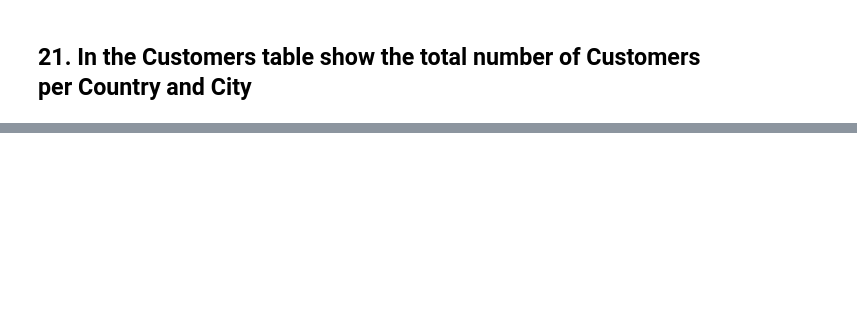
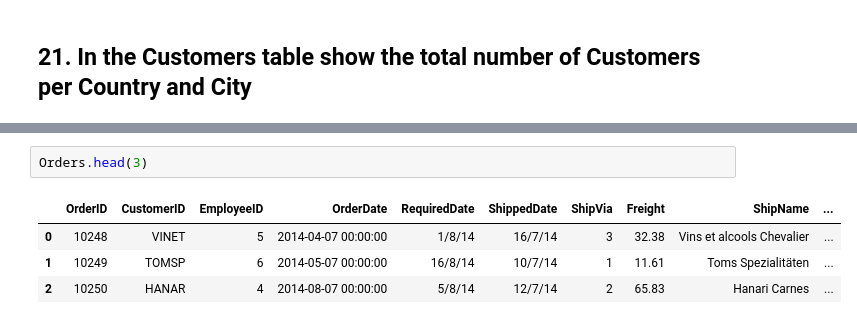
Before and after one commit to caglar-s/SQL-PORTFOLIO-PROJECTS, a Jupyter notebook: SQL Practice Problems.ipynb, the cells around one changed output, grey strips where cells are left out. Cells and saved outputs as stored; diff of their text form; blank space fills up the shorter version.

```diff
--- a/SQL Practice Problems.ipynb
+++ b/SQL Practice Problems.ipynb
@@ -507,0 +542,7 @@ print(sqldf(query,locals()))
+# %%
+Orders.head(3)
+# %% [output]
+|  | OrderID | CustomerID | EmployeeID | OrderDate | RequiredDate | ShippedDate | ShipVia | Freight | ShipName | ... |
+| 0 | 10248 | VINET | 5 | 2014-04-07 00:00:00 | 1/8/14 | 16/7/14 | 3 | 32.38 | Vins et alcools Chevalier | ... |
+| 1 | 10249 | TOMSP | 6 | 2014-05-07 00:00:00 | 16/8/14 | 10/7/14 | 1 | 11.61 | Toms Spezialitäten | ... |
+| 2 | 10250 | HANAR | 4 | 2014-08-07 00:00:00 | 5/8/14 | 12/7/14 | 2 | 65.83 | Hanari Carnes | ... |
```
Also changed, not shown: parts of 34 cells of this notebook.
